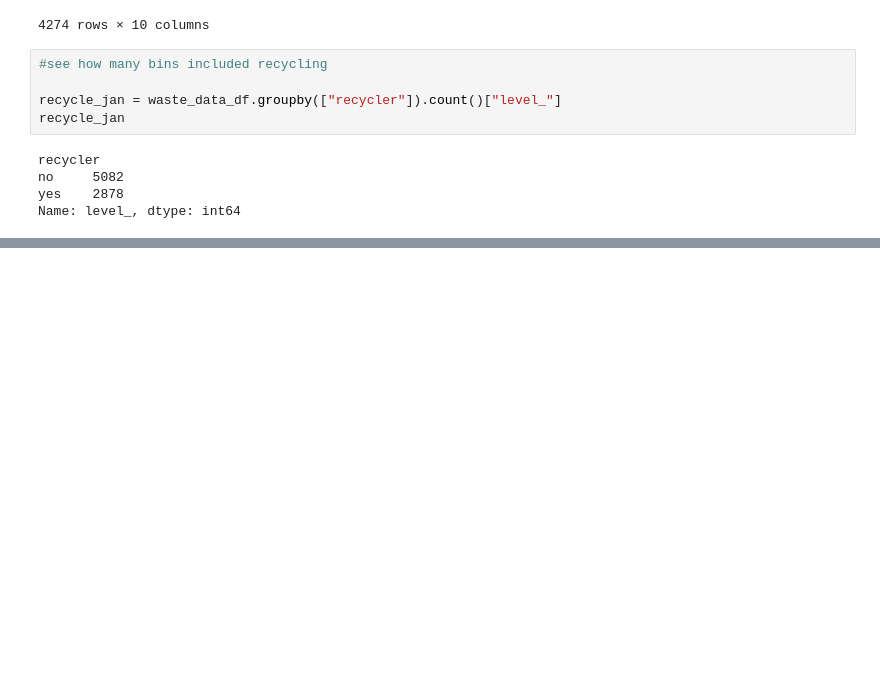
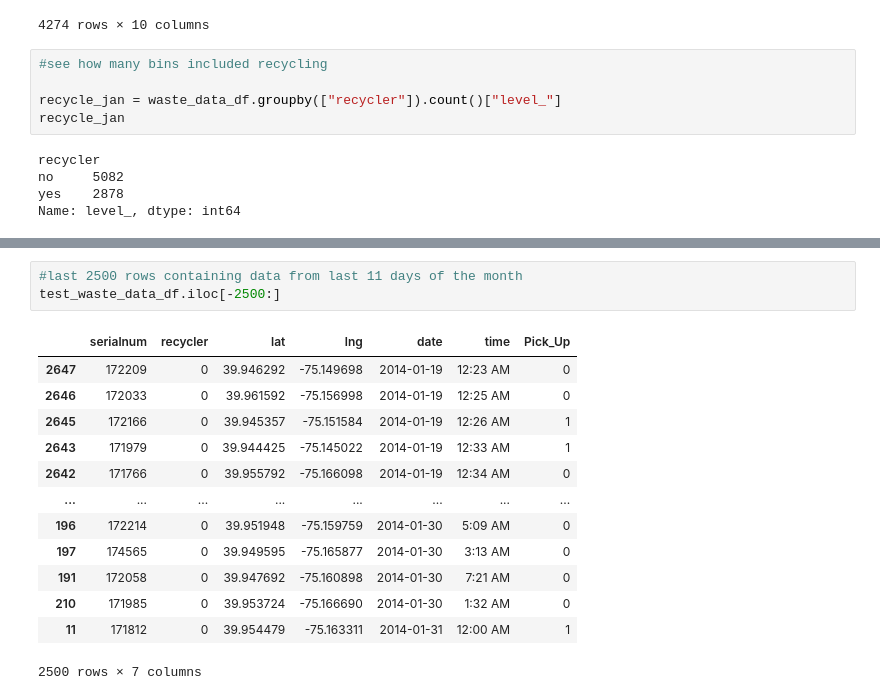
Before and after one commit to analystwil/Waste_Management, a Jupyter notebook: Jan_Waste.ipynb, the cells around one changed output, grey strips where cells are left out. Saved outputs shown, nothing was run; the diff lists cells and outputs as text; blank space fills up the shorter version.

```diff
--- a/Jan_Waste.ipynb
+++ b/Jan_Waste.ipynb
@@ -150,0 +248,17 @@ Name: level_, dtype: int64
+# %%
+#last 2500 rows containing data from last 11 days of the month
+test_waste_data_df.iloc[-2500:]
+# %% [output]
+|  | serialnum | recycler | lat | lng | date | time | Pick_Up |
+| 2647 | 172209 | 0 | 39.946292 | -75.149698 | 2014-01-19 | 12:23 AM | 0 |
+| 2646 | 172033 | 0 | 39.961592 | -75.156998 | 2014-01-19 | 12:25 AM | 0 |
+| 2645 | 172166 | 0 | 39.945357 | -75.151584 | 2014-01-19 | 12:26 AM | 1 |
+| 2643 | 171979 | 0 | 39.944425 | -75.145022 | 2014-01-19 | 12:33 AM | 1 |
+| 2642 | 171766 | 0 | 39.955792 | -75.166098 | 2014-01-19 | 12:34 AM | 0 |
+| ... | ... | ... | ... | ... | ... | ... | ... |
+| 196 | 172214 | 0 | 39.951948 | -75.159759 | 2014-01-30 | 5:09 AM | 0 |
+| 197 | 174565 | 0 | 39.949595 | -75.165877 | 2014-01-30 | 3:13 AM | 0 |
+| 191 | 172058 | 0 | 39.947692 | -75.160898 | 2014-01-30 | 7:21 AM | 0 |
+| 210 | 171985 | 0 | 39.953724 | -75.166690 | 2014-01-30 | 1:32 AM | 0 |
+| 11 | 171812 | 0 | 39.954479 | -75.163311 | 2014-01-31 | 12:00 AM | 1 |
+2500 rows × 7 columns
```
Also changed, not shown: parts of 22 cells of this notebook, 2 other files.
